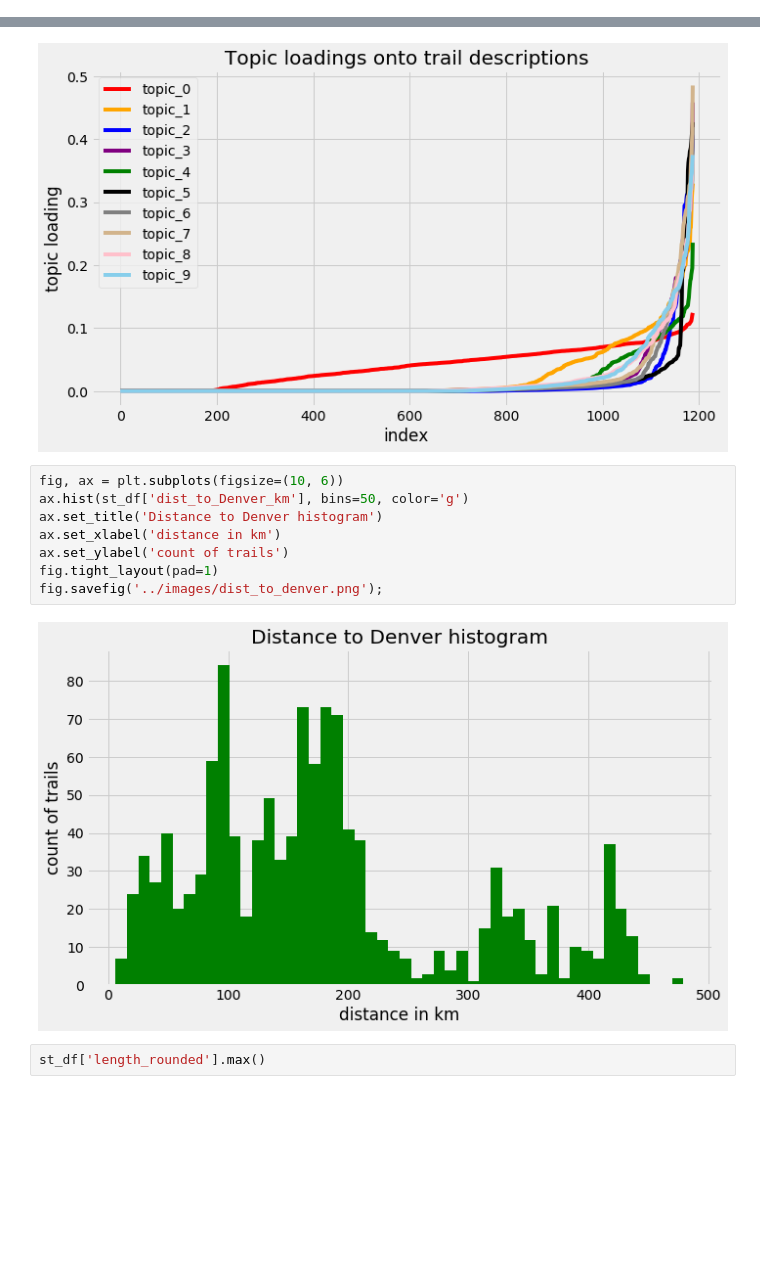
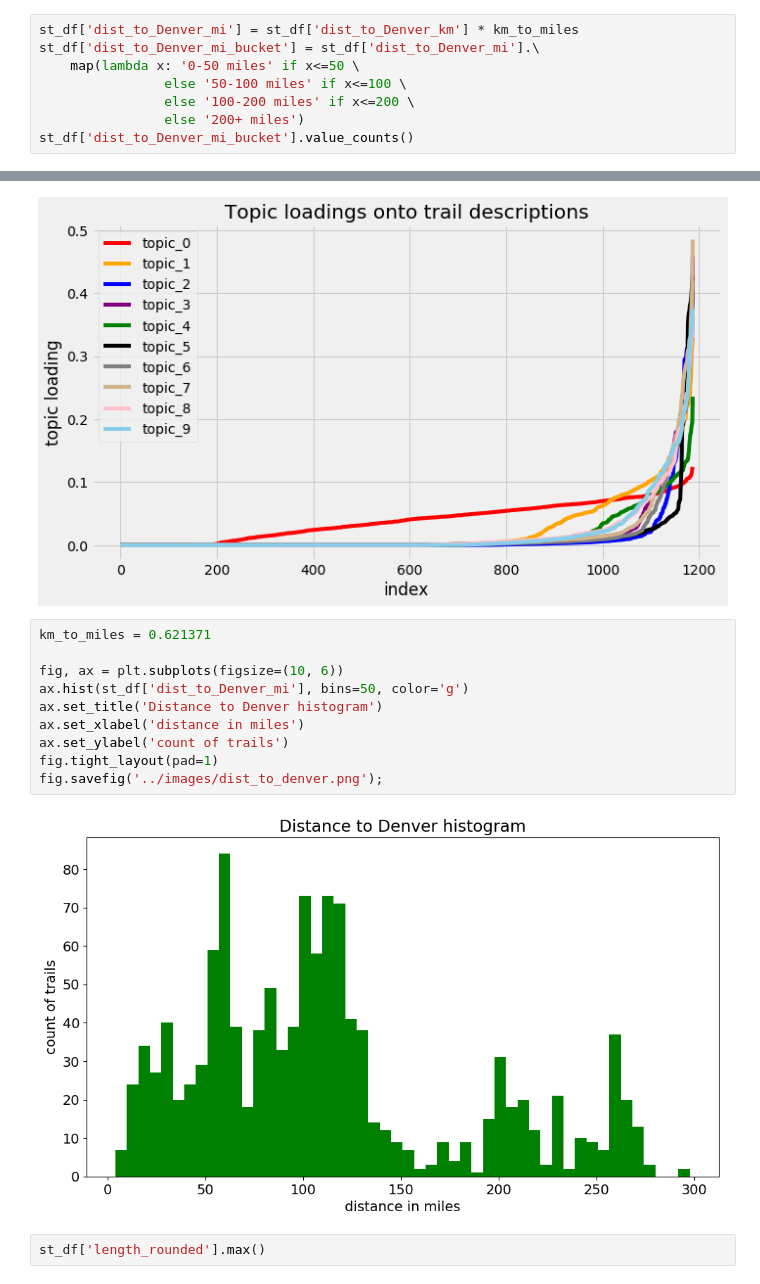
Before and after one commit to Laura-Kimble/mtb-trails, a Jupyter notebook: notebooks/CO_trails_EDA.ipynb, the cells around one changed output, grey strips where cells are left out. Cells and saved outputs as stored; diff of their text form; blank space fills up the shorter version.

```diff
--- a/notebooks/CO_trails_EDA.ipynb
+++ b/notebooks/CO_trails_EDA.ipynb
@@ -116,3 +116,11 @@ st_df['difficulty_num'].value_counts()
 1     46
 5     16
 Name: difficulty_num, dtype: int64
+# %%
+st_df['dist_to_Denver_mi'] = st_df['dist_to_Denver_km'] * km_to_miles
+st_df['dist_to_Denver_mi_bucket'] = st_df['dist_to_Denver_mi'].\
+    map(lambda x: '0-50 miles' if x<=50 \
+                else '50-100 miles' if x<=100 \
+                else '100-200 miles' if x<=200 \
+                else '200+ miles')
+st_df['dist_to_Denver_mi_bucket'].value_counts()
@@ -376,15 +391,17 @@ fig.savefig('../images/topic_loadings_plot.png');
 # %% [output]
 [figure]
 # %%
+km_to_miles = 0.621371
+
 fig, ax = plt.subplots(figsize=(10, 6))
-ax.hist(st_df['dist_to_Denver_km'], bins=50, color='g')
+ax.hist(st_df['dist_to_Denver_mi'], bins=50, color='g')
 ax.set_title('Distance to Denver histogram')
-ax.set_xlabel('distance in km')
+ax.set_xlabel('distance in miles')
 ax.set_ylabel('count of trails')
 fig.tight_layout(pad=1)
 fig.savefig('../images/dist_to_denver.png');
 # %% [output]
-[figure, old version]
+[figure, new version]
 # %%
 st_df['length_rounded'].max()
 # %% [output]
```
Also changed, not shown: parts of 2 cells of this notebook, 7 other files.
